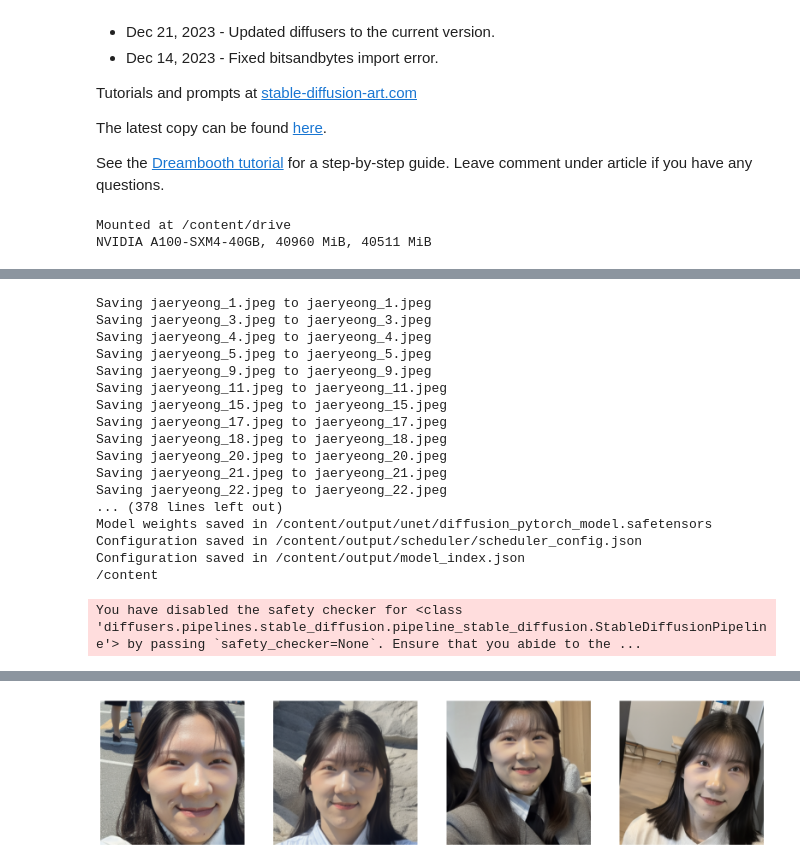
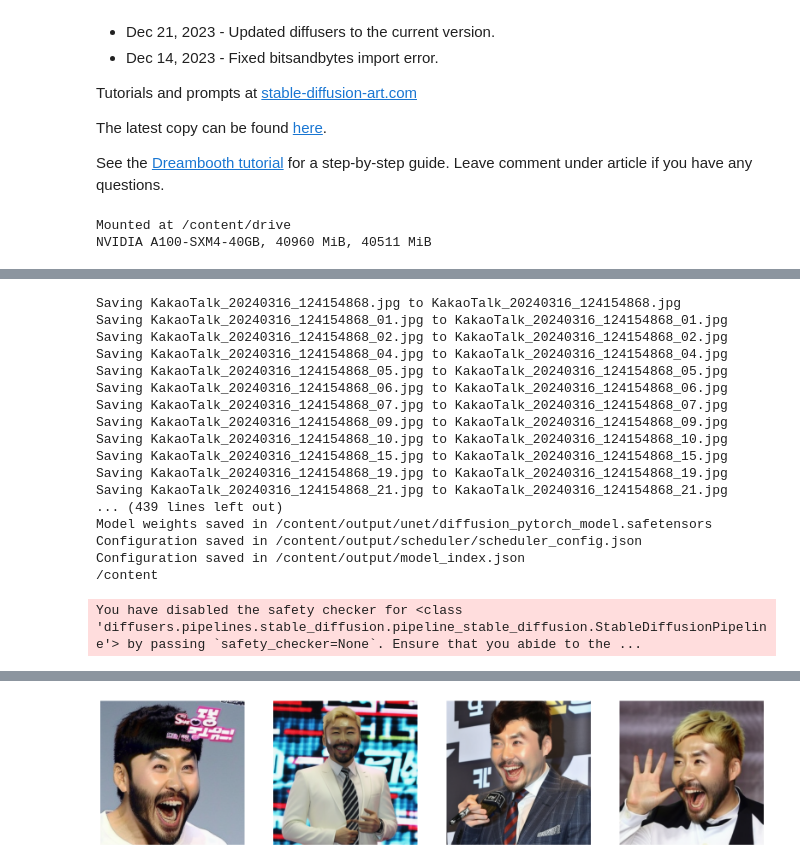
Before and after one commit to glasshong/mask_removal, a Jupyter notebook: 2. DreamBooth_Stable_Diffusion_SDA.ipynb, the cells around one changed output, grey strips where cells are left out. Drawn from its saved outputs; the diff is of its cells as text; code cells hidden in the pictures.

```diff
--- a/2. DreamBooth_Stable_Diffusion_SDA.ipynb
+++ b/2. DreamBooth_Stable_Diffusion_SDA.ipynb
@@ -28,11 +26,11 @@ BRANCH = "main" #@param {type:"string"}
 #@markdown Enter instance prompt and class prompt.\
 #@markdown Example 1: photo of zwx person, photo of a person\
 #@markdown Example 2: photo of zwx toy, photo of a toy
-instance_prompt = "photo of jaeryeong woman" #@param {type:"string"}
-class_prompt =  "photo of a woman" #@param {type:"string"}
+instance_prompt = "photo of hongchul man" #@param {type:"string"}
+class_prompt =  "photo of a man" #@param {type:"string"}
 training_steps = 2000 #@param {type:"integer"}
 learning_rate = 1e-6 #@param {type:"number"}
-output_file = "AI_PICS/models/jaeryeong.safetensors" #@param {type:"string"}
+output_file = "AI_PICS/models/glasshong.safetensors" #@param {type:"string"}
 #@markdown  Convert to fp16? (takes half the space (2GB)).
 fp16 = False #@param {type: "boolean"}
 
@@ -199,19 +197,19 @@ print("Dreambooth completed successfully. It took %1.1f minutes."%minutes)
 Mounted at /content/drive
 NVIDIA A100-SXM4-40GB, 40960 MiB, 40511 MiB
 [interactive output not drawn]
-Saving jaeryeong_1.jpeg to jaeryeong_1.jpeg
-Saving jaeryeong_3.jpeg to jaeryeong_3.jpeg
-Saving jaeryeong_4.jpeg to jaeryeong_4.jpeg
-Saving jaeryeong_5.jpeg to jaeryeong_5.jpeg
-Saving jaeryeong_9.jpeg to jaeryeong_9.jpeg
-Saving jaeryeong_11.jpeg to jaeryeong_11.jpeg
-Saving jaeryeong_15.jpeg to jaeryeong_15.jpeg
-Saving jaeryeong_17.jpeg to jaeryeong_17.jpeg
-Saving jaeryeong_18.jpeg to jaeryeong_18.jpeg
-Saving jaeryeong_20.jpeg to jaeryeong_20.jpeg
-Saving jaeryeong_21.jpeg to jaeryeong_21.jpeg
-Saving jaeryeong_22.jpeg to jaeryeong_22.jpeg
-... (378 lines left out)
+Saving KakaoTalk_20240316_124154868.jpg to KakaoTalk_20240316_124154868.jpg
+Saving KakaoTalk_20240316_124154868_01.jpg to KakaoTalk_20240316_124154868_01.jpg
+Saving KakaoTalk_20240316_124154868_02.jpg to KakaoTalk_20240316_124154868_02.jpg
+Saving KakaoTalk_20240316_124154868_04.jpg to KakaoTalk_20240316_124154868_04.jpg
+Saving KakaoTalk_20240316_124154868_05.jpg to KakaoTalk_20240316_124154868_05.jpg
+Saving KakaoTalk_20240316_124154868_06.jpg to KakaoTalk_20240316_124154868_06.jpg
+Saving KakaoTalk_20240316_124154868_07.jpg to KakaoTalk_20240316_124154868_07.jpg
+Saving KakaoTalk_20240316_124154868_09.jpg to KakaoTalk_20240316_124154868_09.jpg
+Saving KakaoTalk_20240316_124154868_10.jpg to KakaoTalk_20240316_124154868_10.jpg
+Saving KakaoTalk_20240316_124154868_15.jpg to KakaoTalk_20240316_124154868_15.jpg
+Saving KakaoTalk_20240316_124154868_19.jpg to KakaoTalk_20240316_124154868_19.jpg
+Saving KakaoTalk_20240316_124154868_21.jpg to KakaoTalk_20240316_124154868_21.jpg
+... (439 lines left out)
 Model weights saved in /content/output/unet/diffusion_pytorch_model.safetensors
 Configuration saved in /content/output/scheduler/scheduler_config.json
 Configuration saved in /content/output/model_index.json
@@ -222,4 +220,4 @@ Dreambooth completed successfully. It took 20.8 minutes.
-[figure, old version]
+[figure, new version]
 # %%
 #@title Test image generation from model
 
```
Also changed, not shown: parts of 3 cells of this notebook, 3 other files.
